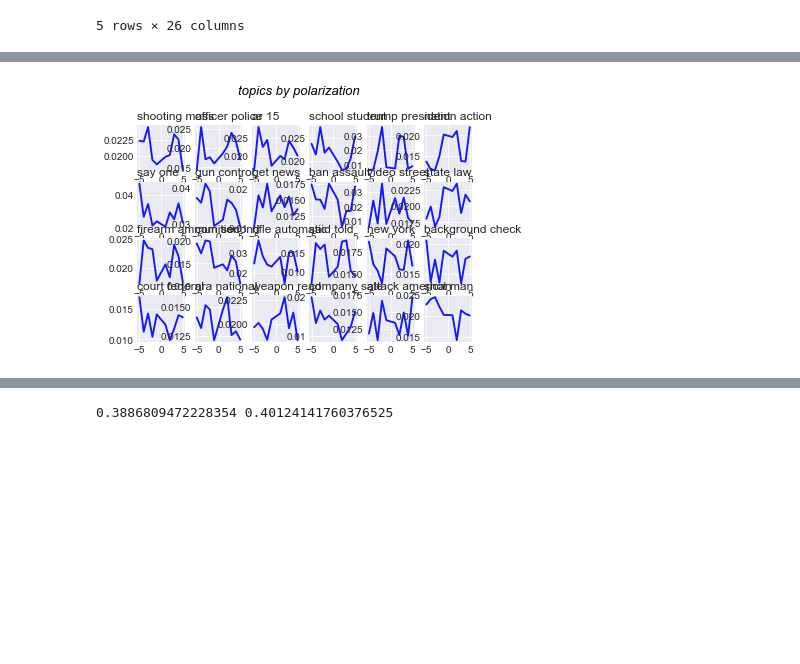
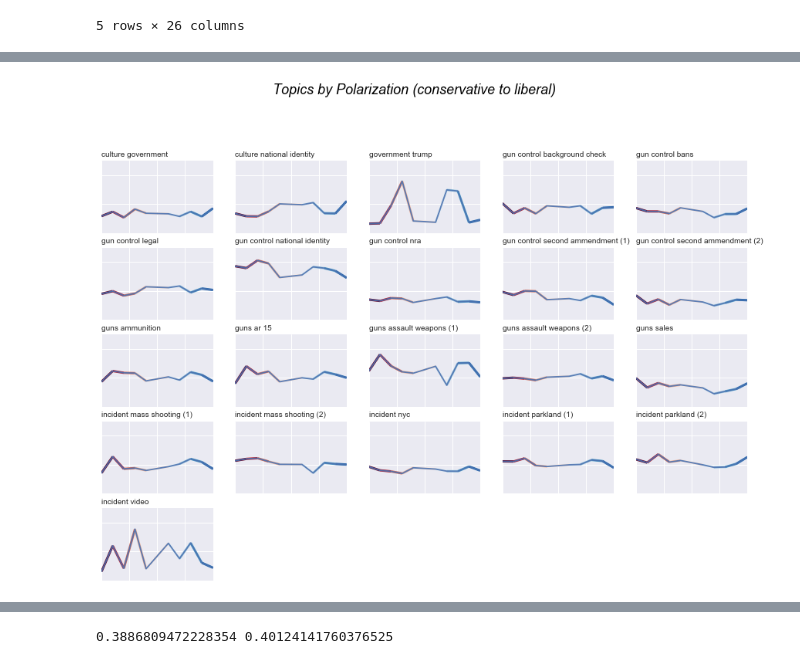
Before and after one commit to michellejm/guns_in_America, a Jupyter notebook: guns_wafflegrids.ipynb, the cells around one changed output, grey strips where cells are left out. Drawn from its saved outputs; the diff is of its cells as text; code cells hidden in the pictures; blank space fills up the shorter version.

Commit message:
updates topic section complete

```diff
--- a/guns_wafflegrids.ipynb
+++ b/guns_wafflegrids.ipynb
@@ -93 +178,23 @@ for col in col_names:
 ... (12 outputs left out)
+# %%
+plt.figure(figsize=(15,10))
+num = 0
+for col in col_names:
+    if 'meta' not in col:
+        num+=1
+        plt.subplot(5,5, num)
+
+        plt.plot(df_ranked['rank'], df_ranked[col], marker='', linewidth=1.9, alpha=0.9, label=col)
+        colorline(df_ranked['rank'], df_ranked[col], 'Greens')
+        plt.xlim(-11, 4)
+        plt.ylim(0, .05)
+        plt.tick_params(labelbottom='off')
+        plt.tick_params(labelleft='off')
+        plt.title(col, loc='left', fontsize=10, fontweight=0 )
+    else:
+        pass
+
+
+plt.suptitle("Topics by Overall Rank (low to high)", fontsize=18, fontweight=0, color='black', style='italic', y=1.02)
+plt.savefig('rank-all.svg', dpi=1000)
+plt.savefig('rank-all.png')
@@ -111,17 +220,26 @@ for col in col_names:
 ... (12 outputs left out)
 # %%
-import seaborn as sns
-plt.style.use('seaborn-darkgrid')
+#plt.style.use('seaborn')
+plt.figure(figsize=(15,10))
 num = 0
 for col in col_names:
-    num+=1
-    plt.subplot(4,6, num)
+    if 'meta' not in col:
+        num+=1
+        plt.subplot(5,5, num)
 
-    plt.plot(df_lib_sort['lib_pol'], df_lib_sort[col], marker='', linewidth=1.9, alpha=0.9, label=col, color = 'blue')
-    plt.title(col, loc='left', fontsize=12, fontweight=0 )
+        plt.plot(df_lib_sort['lib_pol'], df_lib_sort[col], marker='', linewidth=1.9, alpha=0.9, label=col)
+        colorline(df_lib_sort['lib_pol'], df_lib_sort[col], 'RdBu')
+        plt.xlim(-5, 5)
+        plt.ylim(0, .05)
+        plt.tick_params(labelbottom='off')
+        plt.tick_params(labelleft='off')
+        plt.title(col, loc='left', fontsize=10, fontweight=0 )
+    else:
+        pass
 
 
-plt.suptitle("topics by polarization", fontsize=13, fontweight=0, color='black', style='italic', y=1.02)
+plt.suptitle("Topics by Polarization (conservative to liberal)", fontsize=18, fontweight=0, color='black', style='italic', y=1.02)
 plt.savefig('cons-to-lib-all.svg', dpi=1000)
+plt.savefig('cons-to-lib-all.png')
 # %% [output]
-[figure, old version]
+[figure, new version]
```
Also changed, not shown: parts of 19 cells of this notebook, 14 other files.
